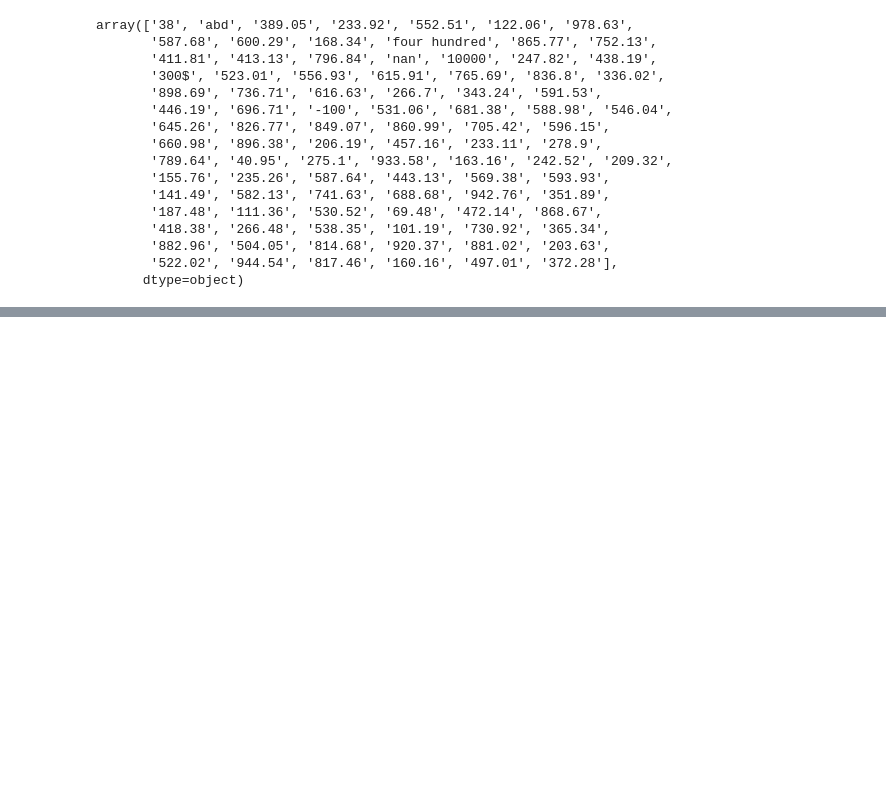
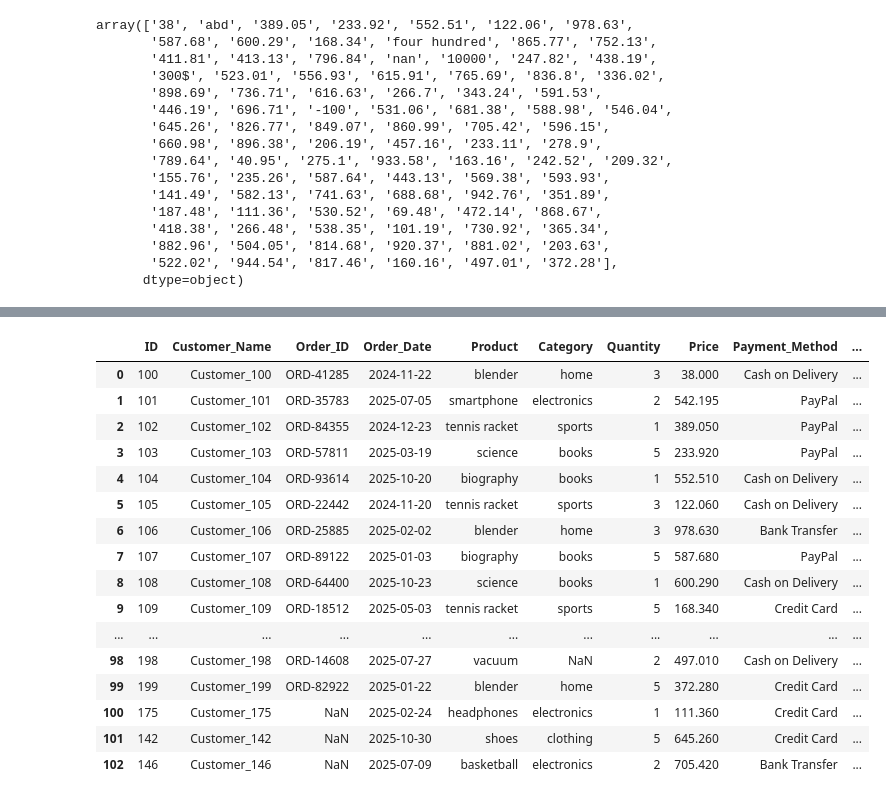
Before and after one commit to akshatpandeyofficial/E-Commerce-Sales-Analytics-Project, a Jupyter notebook: Data Cleaning.ipynb, the cells around one changed output, grey strips where cells are left out. Cells and saved outputs as stored; diff of their text form; code cells hidden in the pictures; blank space fills up the shorter version.

```diff
--- a/Data Cleaning.ipynb
+++ b/Data Cleaning.ipynb
@@ -483,0 +555,6 @@ df
+# %%
+df2["Status"]=df["Status"].str.strip()
+# %%
+df2["Product"] = df2["Product"].str.strip()
+# %%
+df2["Order_ID"] = df2["Order_ID"].astype(str).str.strip()
@@ -483,0 +565,23 @@ df
+# %%
+df2["Order_ID"]=df2["Order_ID"].drop_duplicates()
+# %%
+df2["Total"] = df["Quantity"] * df2["Price"]
+df2
+# %% [output]
+|  | ID | Customer_Name | Order_ID | Order_Date | Product | Category | Quantity | Price | Payment_Method | ... |
+| 0 | 100 | Customer_100 | ORD-41285 | 2024-11-22 | blender | home | 3 | 38.000 | Cash on Delivery | ... |
+| 1 | 101 | Customer_101 | ORD-35783 | 2025-07-05 | smartphone | electronics | 2 | 542.195 | PayPal | ... |
+| 2 | 102 | Customer_102 | ORD-84355 | 2024-12-23 | tennis racket | sports | 1 | 389.050 | PayPal | ... |
+| 3 | 103 | Customer_103 | ORD-57811 | 2025-03-19 | science | books | 5 | 233.920 | PayPal | ... |
+| 4 | 104 | Customer_104 | ORD-93614 | 2025-10-20 | biography | books | 1 | 552.510 | Cash on Delivery | ... |
+| 5 | 105 | Customer_105 | ORD-22442 | 2024-11-20 | tennis racket | sports | 3 | 122.060 | Cash on Delivery | ... |
+| 6 | 106 | Customer_106 | ORD-25885 | 2025-02-02 | blender | home | 3 | 978.630 | Bank Transfer | ... |
+| 7 | 107 | Customer_107 | ORD-89122 | 2025-01-03 | biography | books | 5 | 587.680 | PayPal | ... |
+| 8 | 108 | Customer_108 | ORD-64400 | 2025-10-23 | science | books | 1 | 600.290 | Cash on Delivery | ... |
+| 9 | 109 | Customer_109 | ORD-18512 | 2025-05-03 | tennis racket | sports | 5 | 168.340 | Credit Card | ... |
+| ... | ... | ... | ... | ... | ... | ... | ... | ... | ... | ... |
+| 98 | 198 | Customer_198 | ORD-14608 | 2025-07-27 | vacuum | NaN | 2 | 497.010 | Cash on Delivery | ... |
+| 99 | 199 | Customer_199 | ORD-82922 | 2025-01-22 | blender | home | 5 | 372.280 | Credit Card | ... |
+| 100 | 175 | Customer_175 | NaN | 2025-02-24 | headphones | electronics | 1 | 111.360 | Credit Card | ... |
+| 101 | 142 | Customer_142 | NaN | 2025-10-30 | shoes | clothing | 5 | 645.260 | Credit Card | ... |
+| 102 | 146 | Customer_146 | NaN | 2025-07-09 | basketball | electronics | 2 | 705.420 | Bank Transfer | ... |
```
Also changed, not shown: parts of 21 cells of this notebook.
